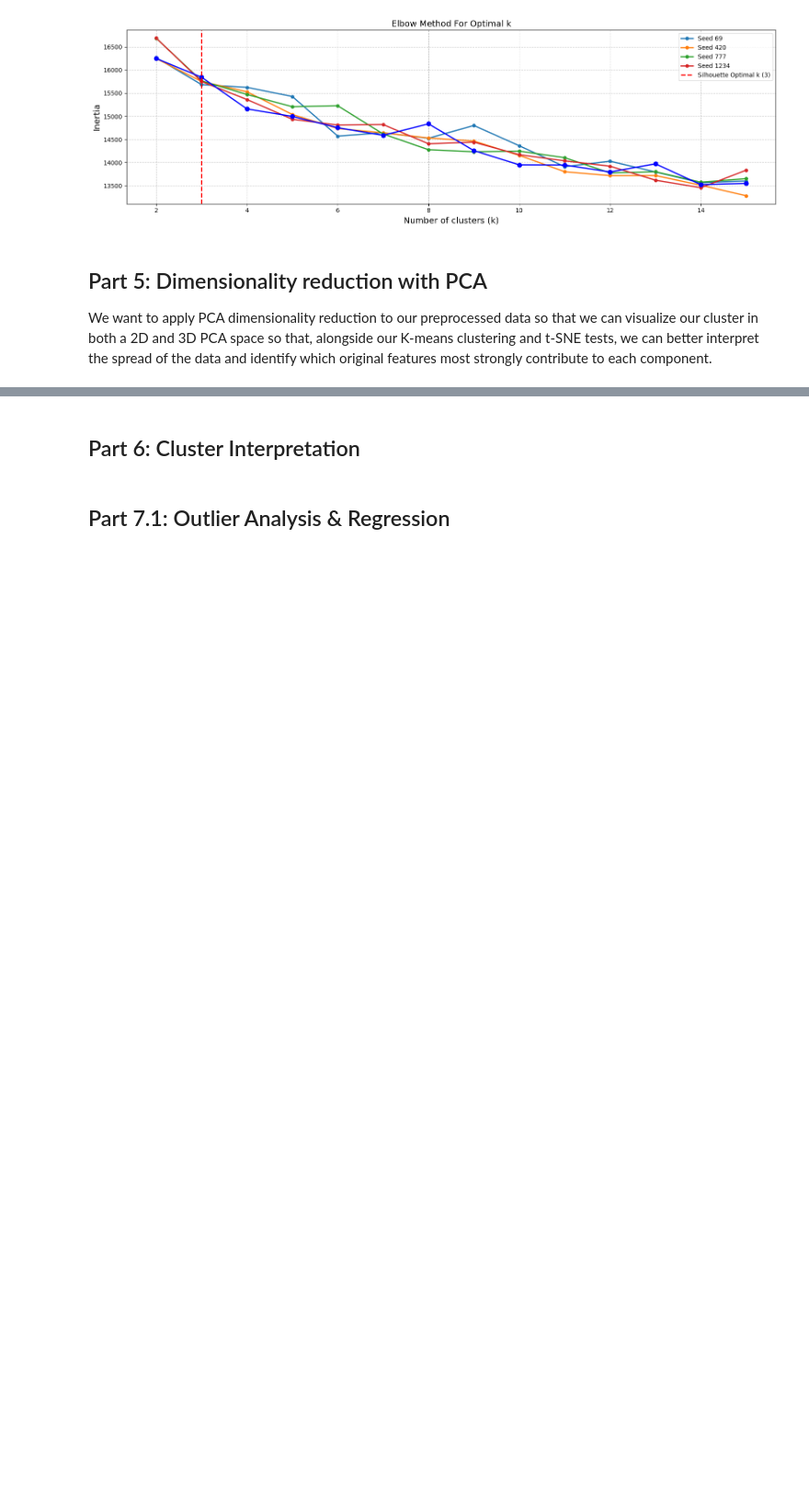
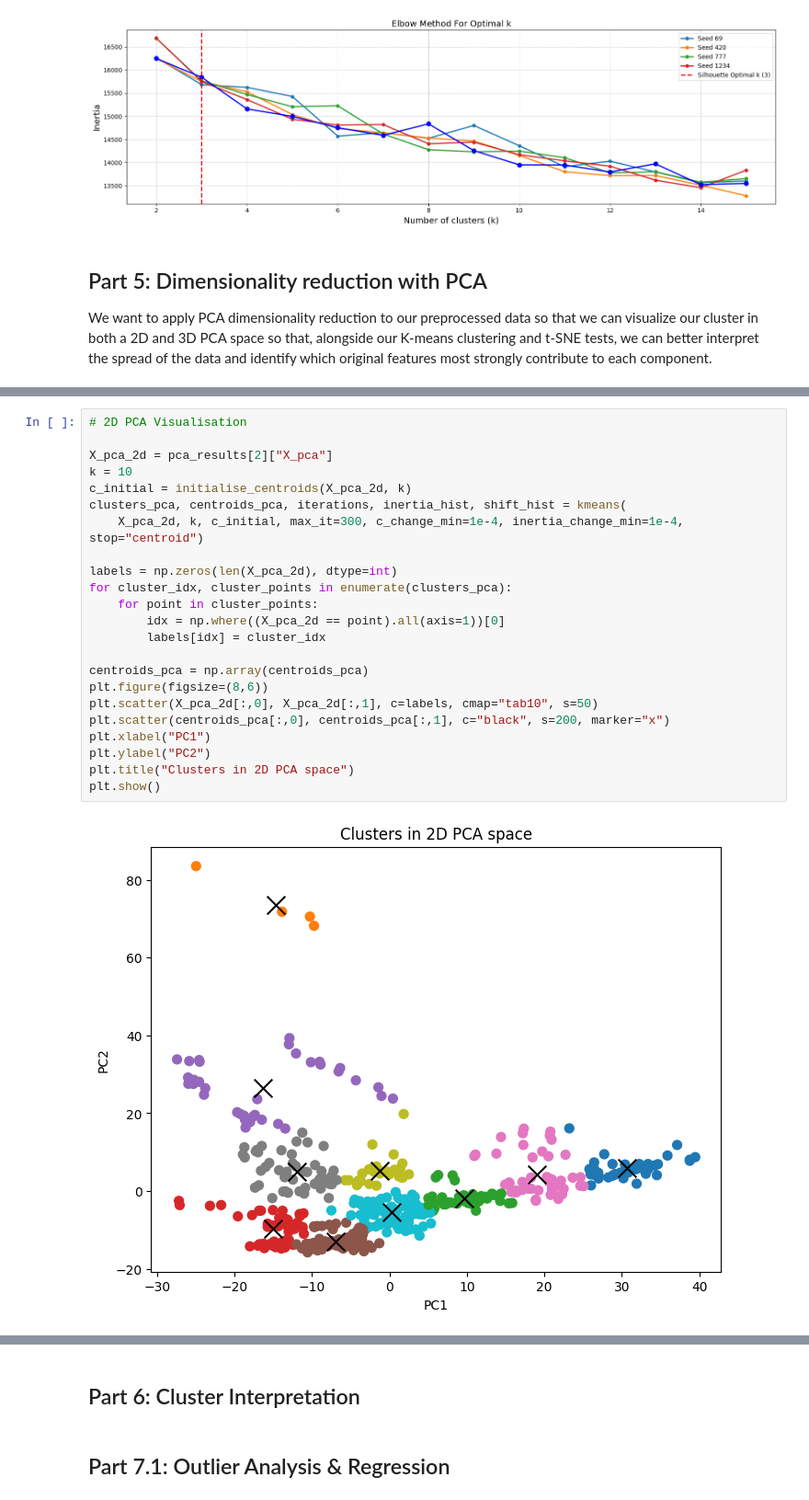
Before and after one commit to GetosMonkey/AI-Assignment-1, a Jupyter notebook: Assignment1.ipynb, the cells around one changed output, grey strips where cells are left out. Shown at 92% size. Cells and saved outputs as stored; diff of their text form; blank space fills up the shorter version.

```diff
--- a/Assignment1.ipynb
+++ b/Assignment1.ipynb
@@ -559,0 +607,25 @@ We want to apply PCA dimensionality reduction to our preprocessed data so that w
+# %%
+# 2D PCA Visualisation
+
+X_pca_2d = pca_results[2]["X_pca"]
+k = 10
+c_initial = initialise_centroids(X_pca_2d, k)
+clusters_pca, centroids_pca, iterations, inertia_hist, shift_hist = kmeans(
+    X_pca_2d, k, c_initial, max_it=300, c_change_min=1e-4, inertia_change_min=1e-4, stop="centroid")
+
+labels = np.zeros(len(X_pca_2d), dtype=int)
+for cluster_idx, cluster_points in enumerate(clusters_pca):
+    for point in cluster_points:
+        idx = np.where((X_pca_2d == point).all(axis=1))[0]
+        labels[idx] = cluster_idx
+
+centroids_pca = np.array(centroids_pca)
+plt.figure(figsize=(8,6))
+plt.scatter(X_pca_2d[:,0], X_pca_2d[:,1], c=labels, cmap="tab10", s=50)
+plt.scatter(centroids_pca[:,0], centroids_pca[:,1], c="black", s=200, marker="x")
+plt.xlabel("PC1")
+plt.ylabel("PC2")
+plt.title("Clusters in 2D PCA space")
+plt.show()
+# %% [output]
+[figure, added]
```
Also changed, not shown: parts of 4 cells of this notebook.
